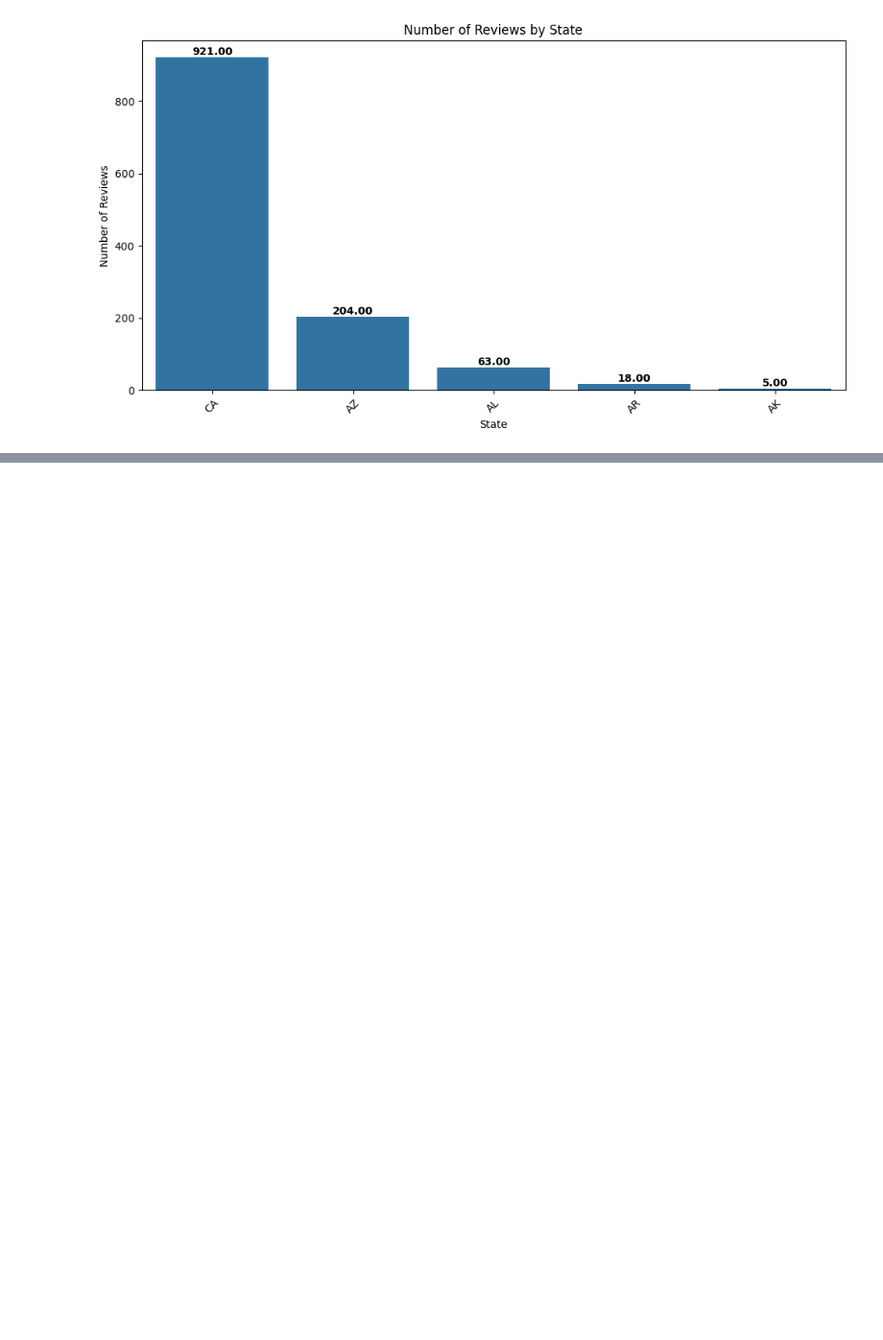
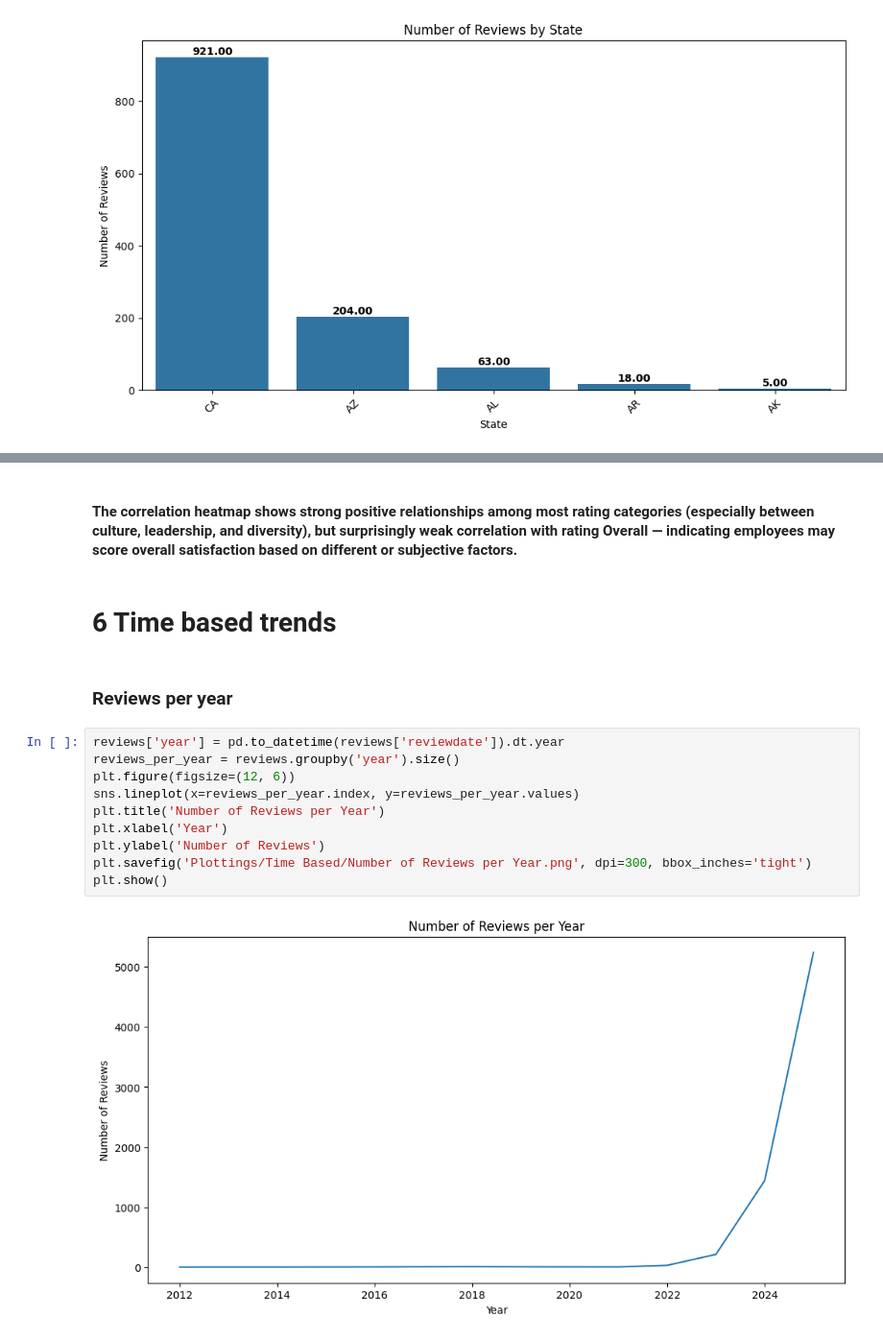
Before and after one commit to saiteja007-mv/Glassdoor-Companies-Review-Analysis, a Jupyter notebook: 4 Data analysis of Glassdoor Reviews/Module 2 EDA/1 EDA.ipynb, the cells around one changed output, grey strips where cells are left out. Shown at 96% size. Saved outputs shown, nothing was run; the diff lists cells and outputs as text; blank space fills up the shorter version.

```diff
--- a/4 Data analysis of Glassdoor Reviews/Module 2 EDA/1 EDA.ipynb
+++ b/4 Data analysis of Glassdoor Reviews/Module 2 EDA/1 EDA.ipynb
@@ -416,0 +449,18 @@ Index(['Employeer ID', 'Employeer Name', 'Employement Status', 'job title',
+# %% [markdown]
+#### The correlation heatmap shows strong positive relationships among most rating categories (especially between culture, leadership, and diversity), but surprisingly weak correlation with rating Overall — indicating employees may score overall satisfaction based on different or subjective factors.
+# %% [markdown]
+# 6 Time based trends
+# %% [markdown]
+### Reviews per year
+# %%
+reviews['year'] = pd.to_datetime(reviews['reviewdate']).dt.year
+reviews_per_year = reviews.groupby('year').size()
+plt.figure(figsize=(12, 6))
+sns.lineplot(x=reviews_per_year.index, y=reviews_per_year.values)
+plt.title('Number of Reviews per Year')
+plt.xlabel('Year')
+plt.ylabel('Number of Reviews')
+plt.savefig('Plottings/Time Based/Number of Reviews per Year.png', dpi=300, bbox_inches='tight')
+plt.show()
+# %% [output]
+[figure, added]
```
Also changed, not shown: parts of 32 cells of this notebook, 21 other files.
